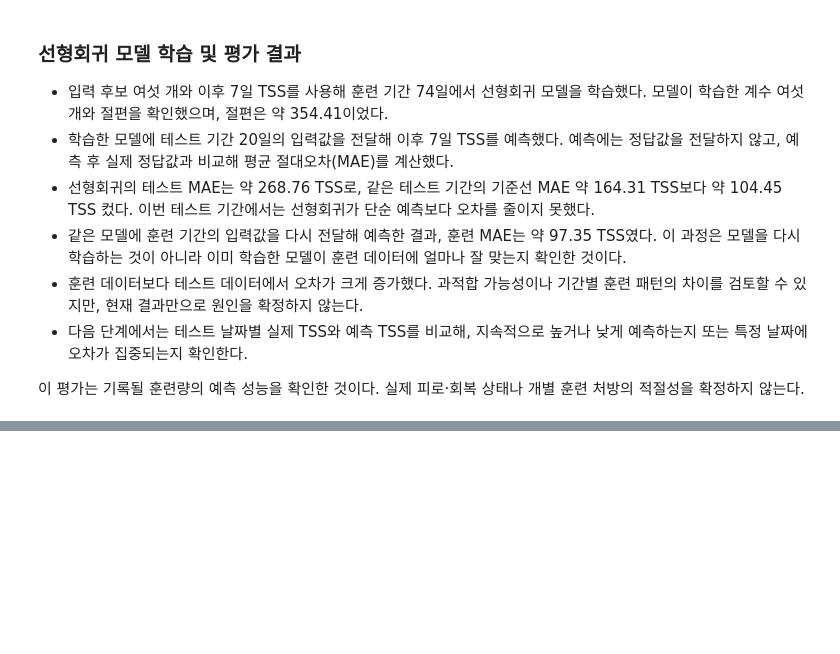
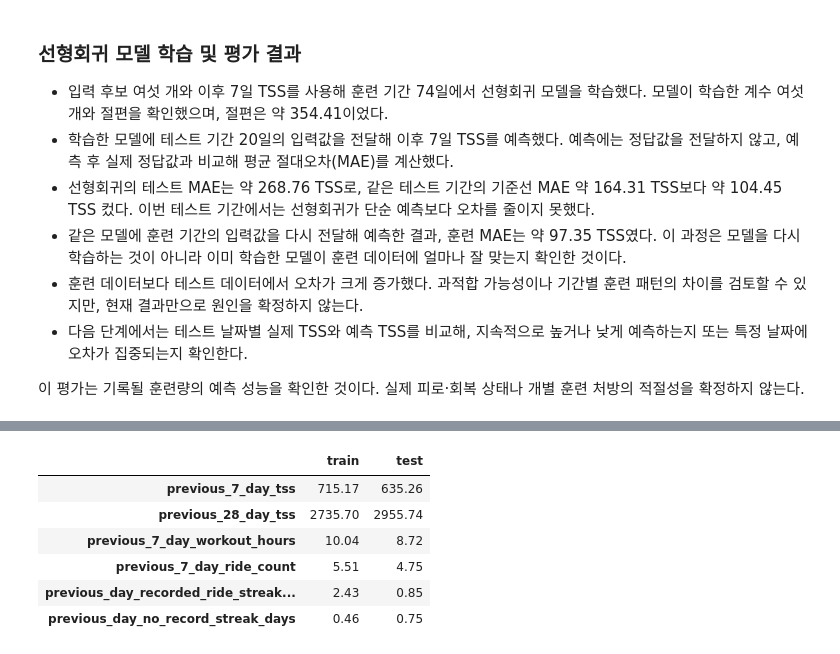
Before and after one commit to jhh0107gsc-hub/cycling, a Jupyter notebook: notebooks/07_training_load_prediction.ipynb, the cells around one changed output, grey strips where cells are left out. Saved outputs shown, nothing was run; the diff lists cells and outputs as text; code cells hidden in the pictures; blank space fills up the shorter version.

```diff
--- a/notebooks/07_training_load_prediction.ipynb
+++ b/notebooks/07_training_load_prediction.ipynb
@@ -265,0 +327,18 @@ print("선형회귀 테스트 MAE:", test_mae)
+# %%
+# 학습 데이터셋과 테스트 데이터셋의 각 feature 평균 비교
+feature_mean_df = pd.DataFrame(
+    {
+        "train": train_df[feature_columns].mean(),
+        "test": test_df[feature_columns].mean(),
+    }
+)
+
+feature_mean_df.round(2)
+# %% [output]
+|  | train | test |
+| previous_7_day_tss | 715.17 | 635.26 |
+| previous_28_day_tss | 2735.70 | 2955.74 |
+| previous_7_day_workout_hours | 10.04 | 8.72 |
+| previous_7_day_ride_count | 5.51 | 4.75 |
+| previous_day_recorded_ride_streak... | 2.43 | 0.85 |
+| previous_day_no_record_streak_days | 0.46 | 0.75 |
```
Also changed, not shown: parts of 5 cells of this notebook.
